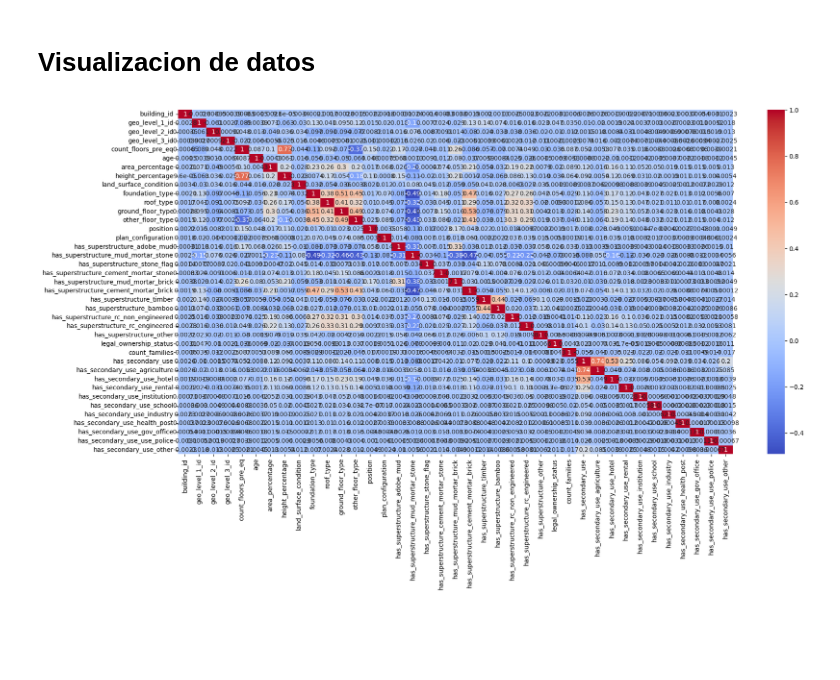
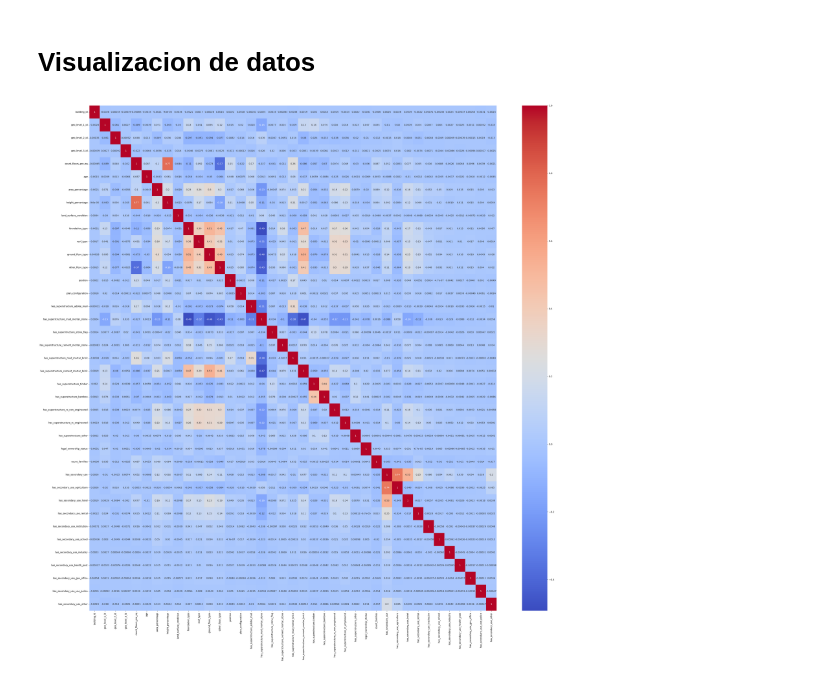
Before and after one commit to IgnacioBarb/Actividades-SNS, a Jupyter notebook: Actividad 3.10/Actividad3.10.ipynb, the cells around one changed output. Saved outputs shown, nothing was run; the diff lists cells and outputs as text; code cells hidden in the pictures; blank space fills up the shorter version.

```diff
--- a/Actividad 3.10/Actividad3.10.ipynb
+++ b/Actividad 3.10/Actividad3.10.ipynb
@@ -169,6 +174,13 @@ has_secondary_use_gov_office              int64
 has_secondary_use_use_police              int64
 has_secondary_use_other                   int64
 dtype: object
+# %%
+from sklearn.preprocessing import MaxAbsScaler
+
+#Escalamos los datos
+scaler = MaxAbsScaler()
+X_train[X_train.columns] = scaler.fit_transform(X_train)
+X_test[X_test.columns] = scaler.fit_transform(X_test)
 # %% [markdown]
 # Visualizacion de datos
 # %%
@@ -176,9 +188,9 @@ import seaborn as sns
 import matplotlib.pyplot as plt
 # %%
 # Matriz de correlación
-fig, ax = plt.subplots(figsize=(20,10))
+fig, ax = plt.subplots(figsize=(40,40))
 corr_matrix = X_train.corr()
 sns.heatmap(corr_matrix, annot=True, cmap='coolwarm')
 plt.show()
 # %% [output]
-[figure, old version]
+[figure, new version]
```
Also changed, not shown: parts of 14 cells of this notebook.
